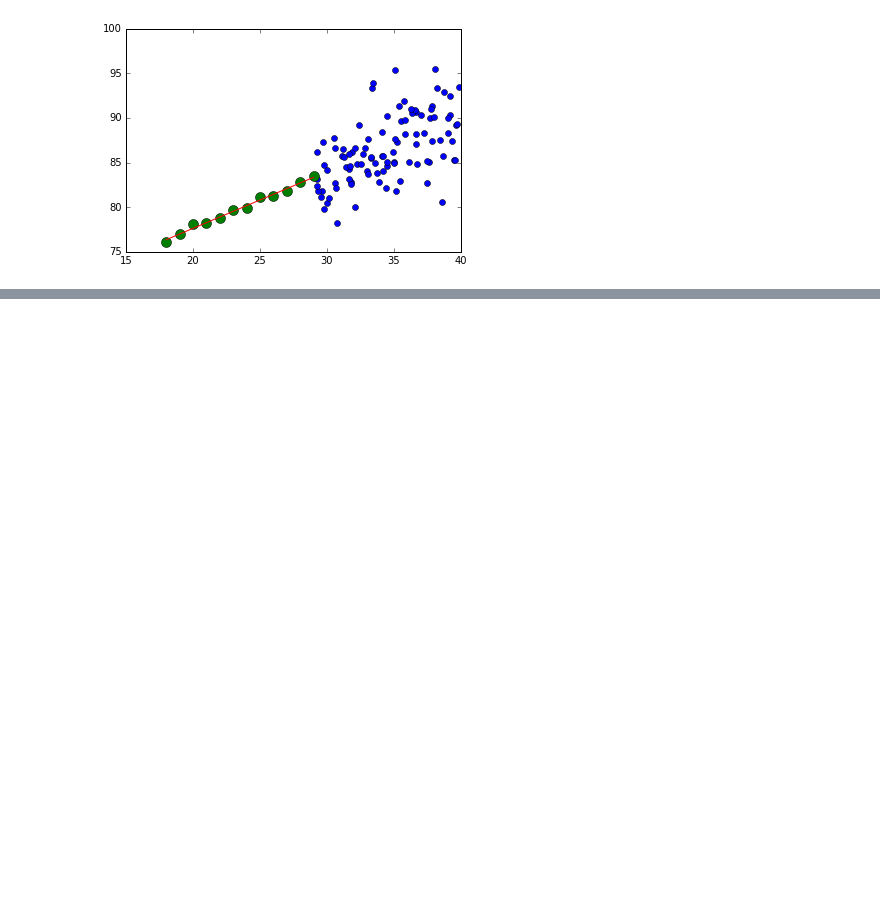
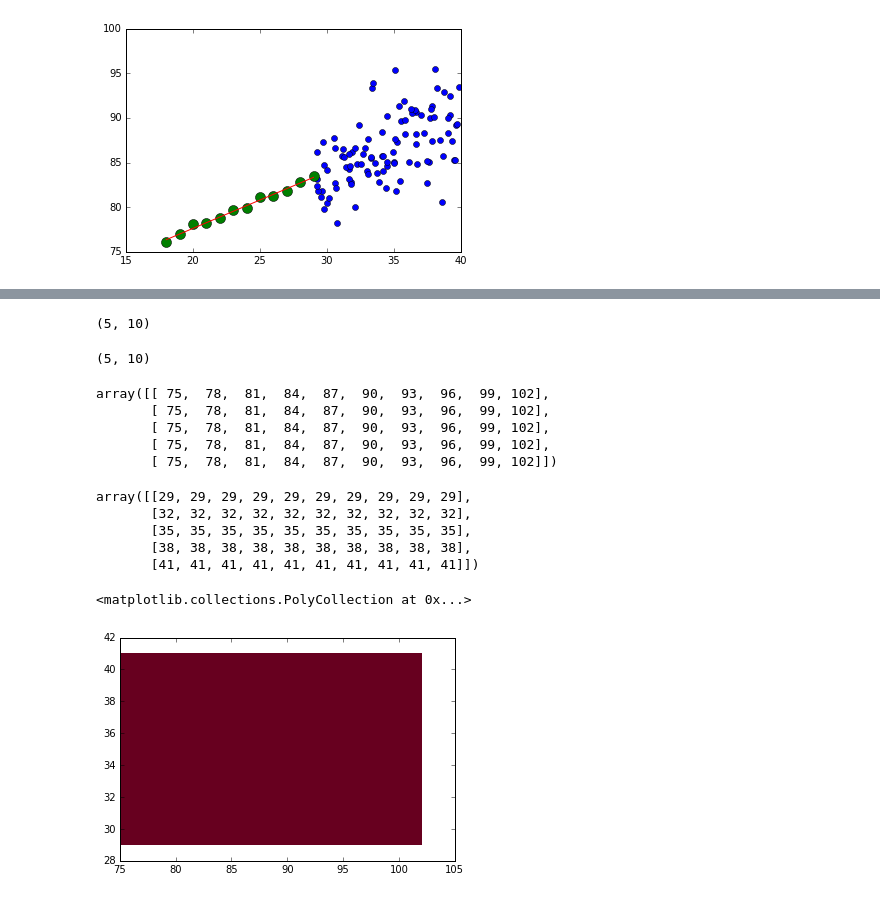
Before and after one commit to NathanYee/ThinkBayes2, a Jupyter notebook: bayesianLinearRegression/nathanTest.ipynb, the cells around one changed output, grey strips where cells are left out. Cells and saved outputs as stored; diff of their text form; code cells hidden in the pictures; blank space fills up the shorter version.

```diff
--- a/bayesianLinearRegression/nathanTest.ipynb
+++ b/bayesianLinearRegression/nathanTest.ipynb
@@ -203,3 +201,7 @@ plt.show()
 [figure]
 # %%
 help(plt.pcolor)
+# %%
+dx, dy = 3, 3
+y, x = np.mgrid[slice(29, 40 + dy, dy),
+                slice(75, 100 + dx, dx)]
@@ -205,0 +212,32 @@ help(plt.pcolor)
+# %%
+x.shape
+# %% [output]
+(5, 10)
+# %%
+z=y*x*0
+z.shape
+# %% [output]
+(5, 10)
+# %%
+x
+# %% [output]
+array([[ 75,  78,  81,  84,  87,  90,  93,  96,  99, 102],
+       [ 75,  78,  81,  84,  87,  90,  93,  96,  99, 102],
+       [ 75,  78,  81,  84,  87,  90,  93,  96,  99, 102],
+       [ 75,  78,  81,  84,  87,  90,  93,  96,  99, 102],
+       [ 75,  78,  81,  84,  87,  90,  93,  96,  99, 102]])
+# %%
+y
+# %% [output]
+array([[29, 29, 29, 29, 29, 29, 29, 29, 29, 29],
+       [32, 32, 32, 32, 32, 32, 32, 32, 32, 32],
+       [35, 35, 35, 35, 35, 35, 35, 35, 35, 35],
+       [38, 38, 38, 38, 38, 38, 38, 38, 38, 38],
+       [41, 41, 41, 41, 41, 41, 41, 41, 41, 41]])
+# %%
+z_min, z_max = -np.abs(z).max(), np.abs(z).max()
+# %%
+plt.pcolor(x, y, z, cmap='RdBu', vmin=z_min, vmax=z_max)
+# %% [output]
+<matplotlib.collections.PolyCollection at 0x...>
+[figure, added]
```
Also changed, not shown: parts of 8 cells of this notebook.
